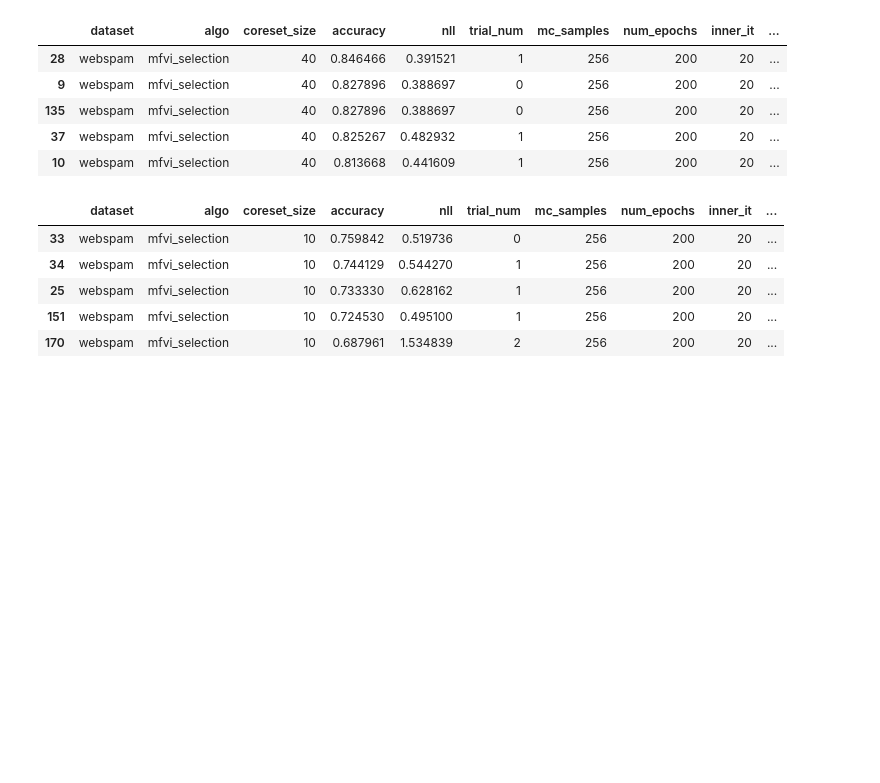
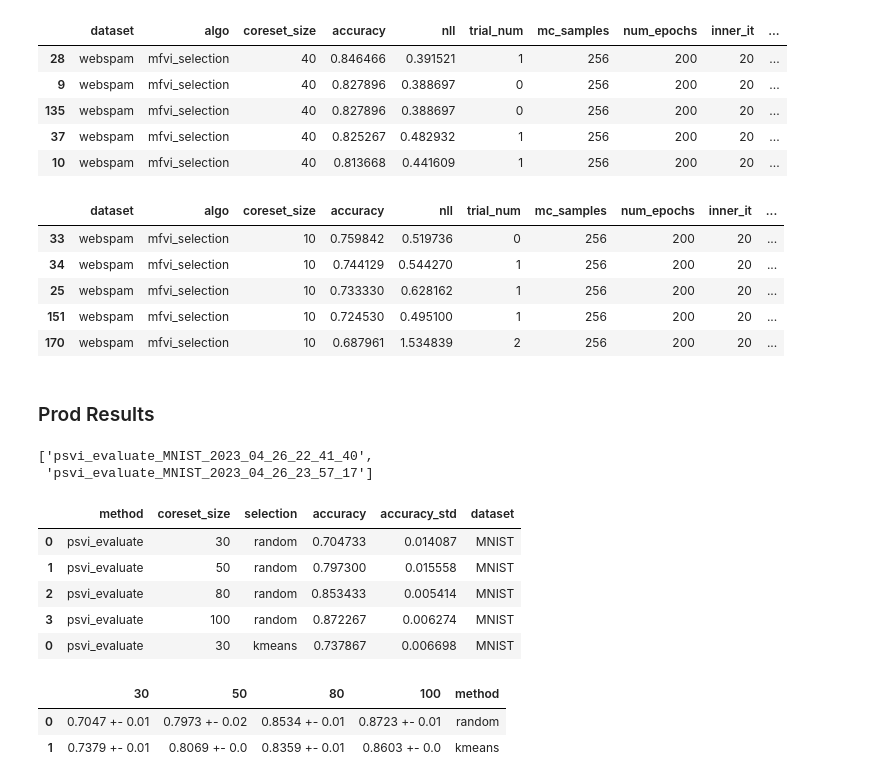
Before and after one commit to souravc83/Blackbox-Coresets-VI, a Jupyter notebook: psvi/notebooks/postprocessing_results.ipynb, the cells around one changed output. Drawn from its saved outputs; the diff is of its cells as text; code cells hidden in the pictures; blank space fills up the shorter version.

```diff
--- a/psvi/notebooks/postprocessing_results.ipynb
+++ b/psvi/notebooks/postprocessing_results.ipynb
@@ -231,3 +231,5 @@ full_df.query('coreset_size=="10"').sort_values(by='accuracy', ascending=False).
 | 25 | webspam | mfvi_selection | 10 | 0.733330 | 0.628162 | 1 | 256 | 200 | 20 | ... |
 | 151 | webspam | mfvi_selection | 10 | 0.724530 | 0.495100 | 1 | 256 | 200 | 20 | ... |
 | 170 | webspam | mfvi_selection | 10 | 0.687961 | 1.534839 | 2 | 256 | 200 | 20 | ... |
+# %% [markdown]
+### Prod Results
@@ -233,0 +342,29 @@ full_df.query('coreset_size=="10"').sort_values(by='accuracy', ascending=False).
+# %%
+#all_folders = get_all_subfolders('.')
+get_subfolders_for_date('2023_04_26')
+# %% [output]
+['psvi_evaluate_MNIST_2023_04_26_22_41_40',
+ 'psvi_evaluate_MNIST_2023_04_26_23_57_17']
+# %%
+ df = combine_folder_results(
+     subfolder_list=[
+         'psvi_evaluate_MNIST_2023_04_26_22_41_40',
+         'psvi_evaluate_MNIST_2023_04_26_23_57_17',
+     ],
+     dataset_name='MNIST',
+     method_name = 'psvi_evaluate'
+ )
+df.head()
+# %% [output]
+|  | method | coreset_size | selection | accuracy | accuracy_std | dataset |
+| 0 | psvi_evaluate | 30 | random | 0.704733 | 0.014087 | MNIST |
+| 1 | psvi_evaluate | 50 | random | 0.797300 | 0.015558 | MNIST |
+| 2 | psvi_evaluate | 80 | random | 0.853433 | 0.005414 | MNIST |
+| 3 | psvi_evaluate | 100 | random | 0.872267 | 0.006274 | MNIST |
+| 0 | psvi_evaluate | 30 | kmeans | 0.737867 | 0.006698 | MNIST |
+# %%
+custom_pivot_result(df)
+# %% [output]
+|  | 30 | 50 | 80 | 100 | method |
+| 0 | 0.7047 +- 0.01 | 0.7973 +- 0.02 | 0.8534 +- 0.01 | 0.8723 +- 0.01 | random |
+| 1 | 0.7379 +- 0.01 | 0.8069 +- 0.0 | 0.8359 +- 0.01 | 0.8603 +- 0.0 | kmeans |
```
Also changed, not shown: parts of 3 cells of this notebook, 3 other files.
